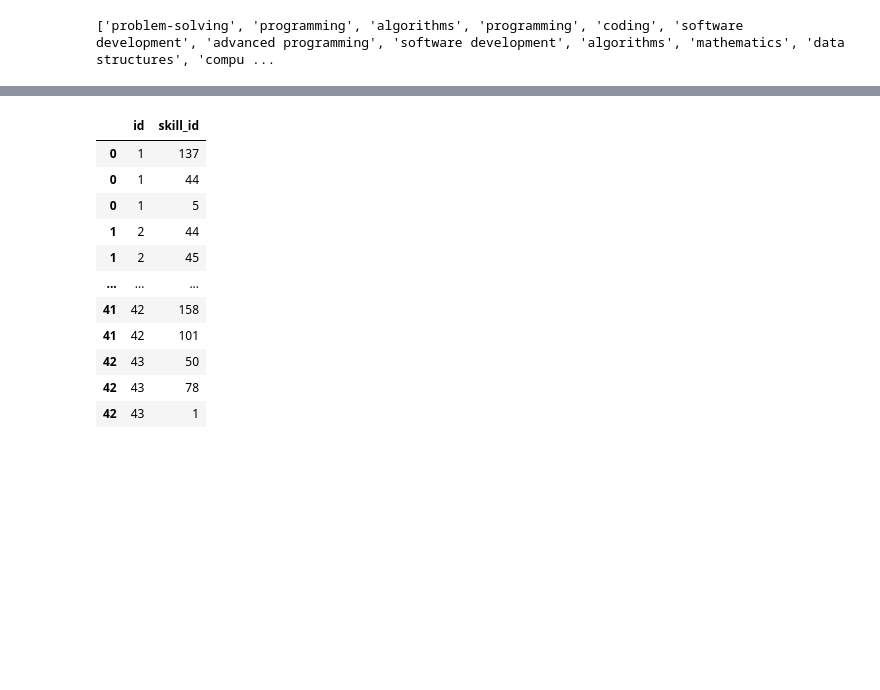
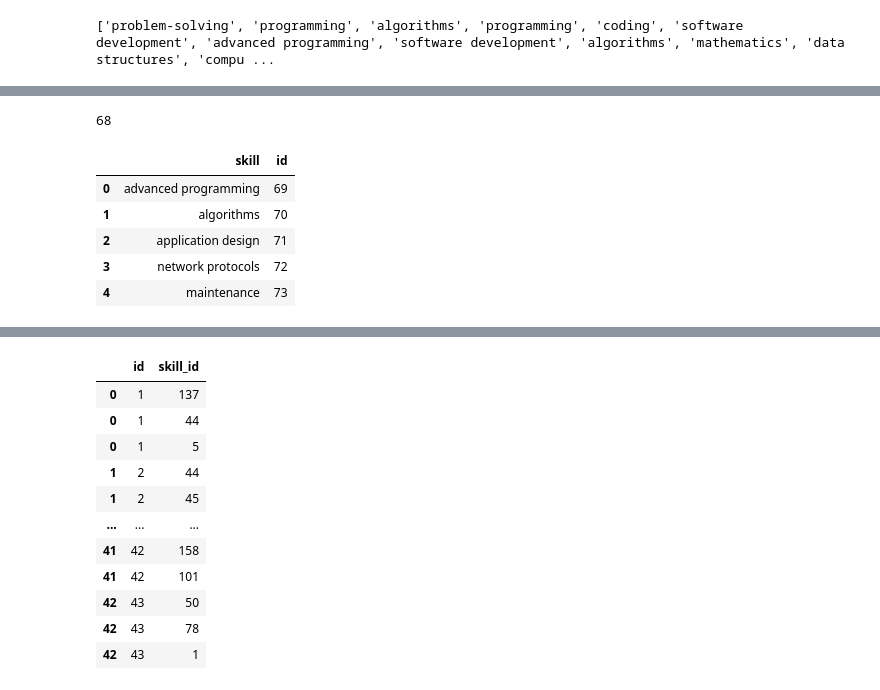
Before and after one commit to ron-ligsay/course-u, a Jupyter notebook: course_u/src/notebooks/course_subjects.ipynb, the cells around one changed output, grey strips where cells are left out. Cells and saved outputs as stored; diff of their text form; code cells hidden in the pictures; blank space fills up the shorter version.

```diff
--- a/course_u/src/notebooks/course_subjects.ipynb
+++ b/course_u/src/notebooks/course_subjects.ipynb
@@ -97,8 +83,0 @@ print(len(all__existing_skills))
-# %%
-# now it a dataframe
-website_skill = pd.DataFrame(all__existing_skills, columns=['skill'])
-# add a column 'skill_id' with values from 1 to the number of rows
-website_skill['id'] = website_skill.index + 1
-# reoder the columns
-website_skill = website_skill[['id', 'skill']]
-website_skill.head()
@@ -111,0 +84,5 @@ website_skill.head()
+# %%
+# remove skills from unique_skills if its on all__existing_skills
+unique_skills = [skill for skill in unique_skills if skill not in all__existing_skills]
+
+print(len(unique_skills))
@@ -111,0 +91,4 @@ website_skill.head()
+# %%
+# make the unique_skills into a dataframe
+unique_skills = pd.DataFrame(unique_skills, columns=['skill'])
+unique_skills.head()
@@ -111,0 +102,17 @@ website_skill.head()
+# %%
+# from website_skill get last id
+last_id = website_skill['id'].iloc[-1]
+print(last_id)
+# %% [output]
+68
+# %%
+# add column id to unique_skills
+unique_skills['id'] = unique_skills.index + last_id + 1
+unique_skills.head()
+# %% [output]
+|  | skill | id |
+| 0 | advanced programming | 69 |
+| 1 | algorithms | 70 |
+| 2 | application design | 71 |
+| 3 | network protocols | 72 |
+| 4 | maintenance | 73 |
```
Also changed, not shown: parts of 18 cells of this notebook, 1 other file.
